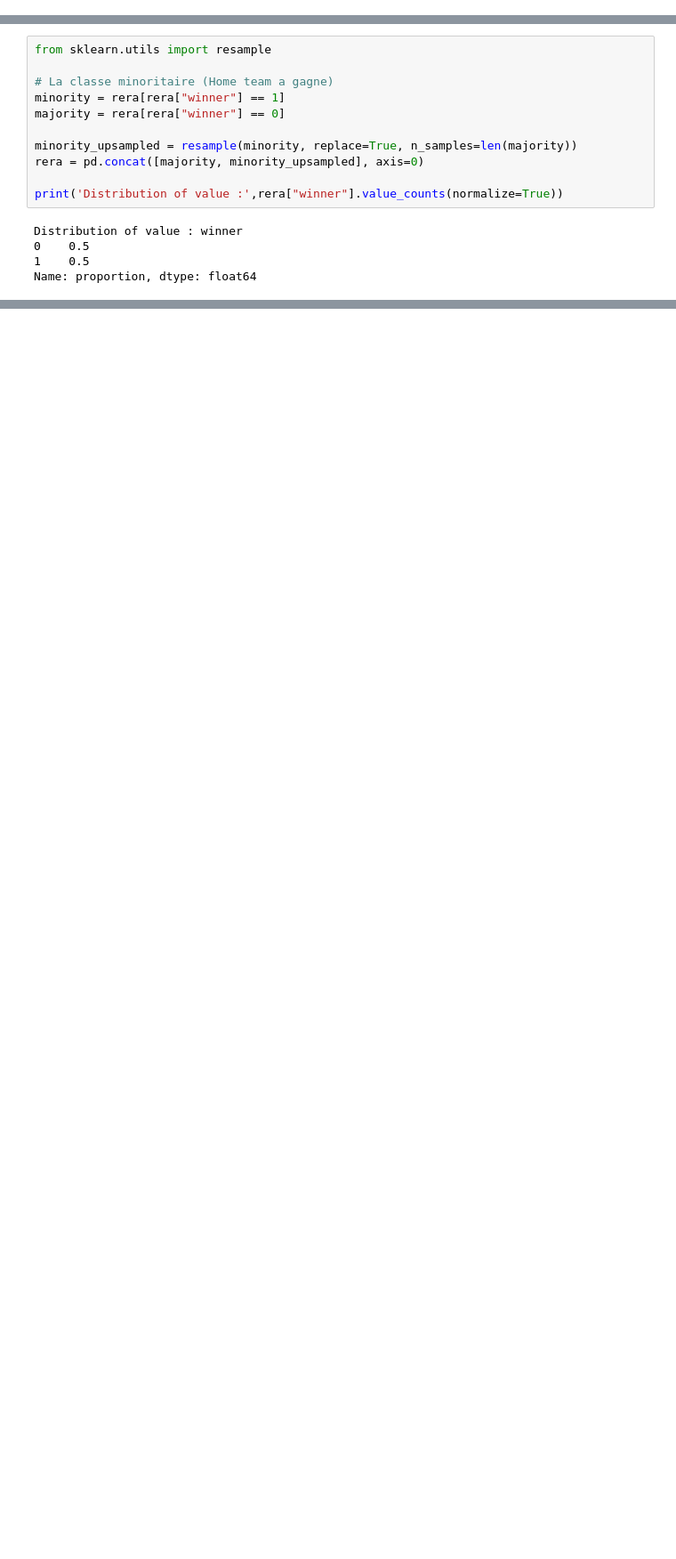
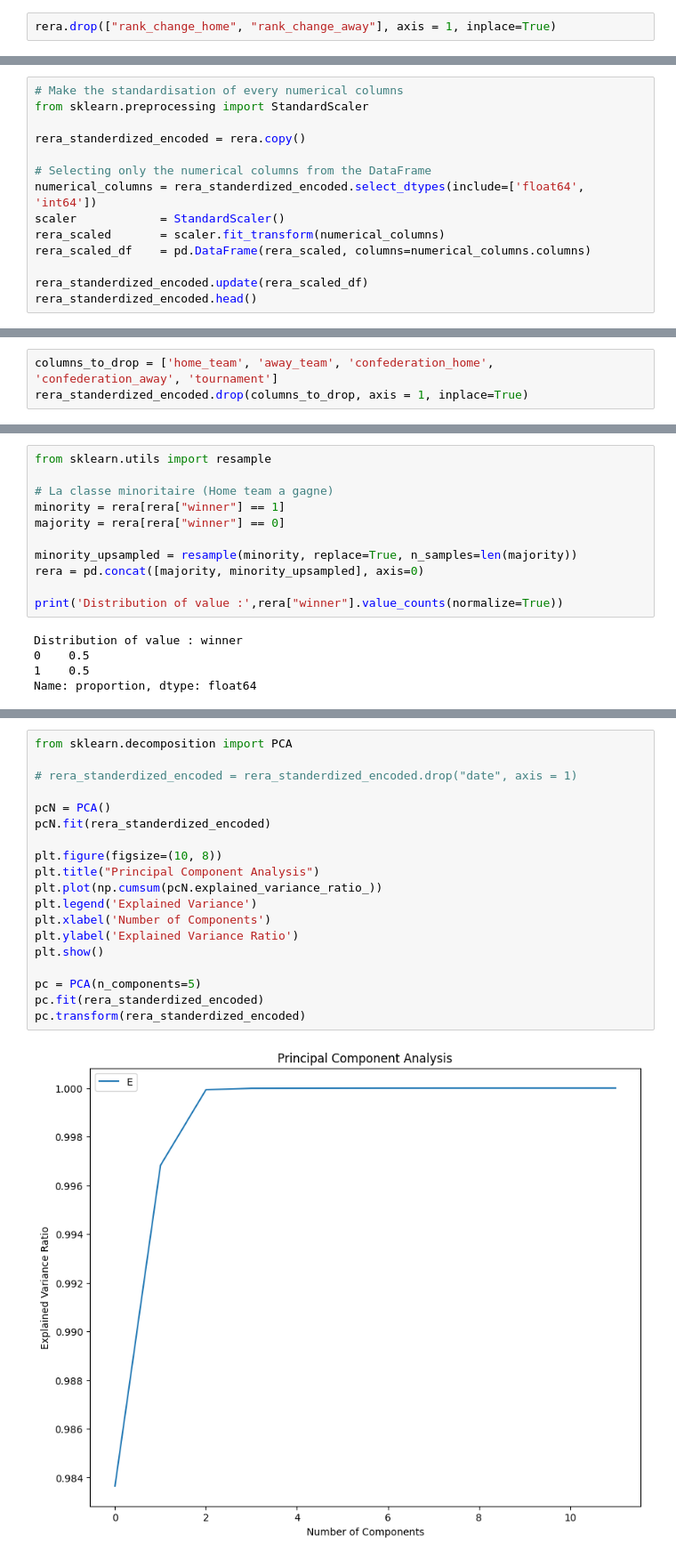
Before and after one commit to H4znow/Football_match_results_predictor, a Jupyter notebook: pre/preprocess_dataset.ipynb, the cells around one changed output, grey strips where cells are left out. Shown: that part at 89% size. Saved outputs shown, nothing was run; the diff lists cells and outputs as text; blank space fills up the shorter version.

```diff
--- a/pre/preprocess_dataset.ipynb
+++ b/pre/preprocess_dataset.ipynb
@@ -583,0 +560,2 @@ rera.drop(["previous_points_home", "previous_points_away"], axis=1, inplace=True
+# %%
+rera.drop(["rank_change_home", "rank_change_away"], axis = 1, inplace=True)
@@ -601,0 +590,14 @@ rera.drop(["home_team", "away_team", "confederation_home", "tournament", "confed
+# %%
+# Make the standardisation of every numerical columns
+from sklearn.preprocessing import StandardScaler
+
+rera_standerdized_encoded = rera.copy()
+
+# Selecting only the numerical columns from the DataFrame
+numerical_columns = rera_standerdized_encoded.select_dtypes(include=['float64', 'int64'])
+scaler            = StandardScaler()
+rera_scaled       = scaler.fit_transform(numerical_columns)
+rera_scaled_df    = pd.DataFrame(rera_scaled, columns=numerical_columns.columns)
+
+rera_standerdized_encoded.update(rera_scaled_df)
+rera_standerdized_encoded.head()
@@ -602 +616,4 @@ rera.drop(["home_team", "away_team", "confederation_home", "tournament", "confed
+# %%
+columns_to_drop = ['home_team', 'away_team', 'confederation_home', 'confederation_away', 'tournament']
+rera_standerdized_encoded.drop(columns_to_drop, axis = 1, inplace=True)
 # %% [markdown]
@@ -630,0 +650,21 @@ Name: proportion, dtype: float64
+# %%
+from sklearn.decomposition import PCA
+
+# rera_standerdized_encoded = rera_standerdized_encoded.drop("date", axis = 1)
+
+pcN = PCA()
+pcN.fit(rera_standerdized_encoded)
+
+plt.figure(figsize=(10, 8))
+plt.title("Principal Component Analysis")
+plt.plot(np.cumsum(pcN.explained_variance_ratio_))
+plt.legend('Explained Variance')
+plt.xlabel('Number of Components')
+plt.ylabel('Explained Variance Ratio')
+plt.show()
+
+pc = PCA(n_components=5)
+pc.fit(rera_standerdized_encoded)
+pc.transform(rera_standerdized_encoded)
+# %% [output]
+[figure, added]
```
Also changed, not shown: parts of 32 cells of this notebook, 8 other files.
